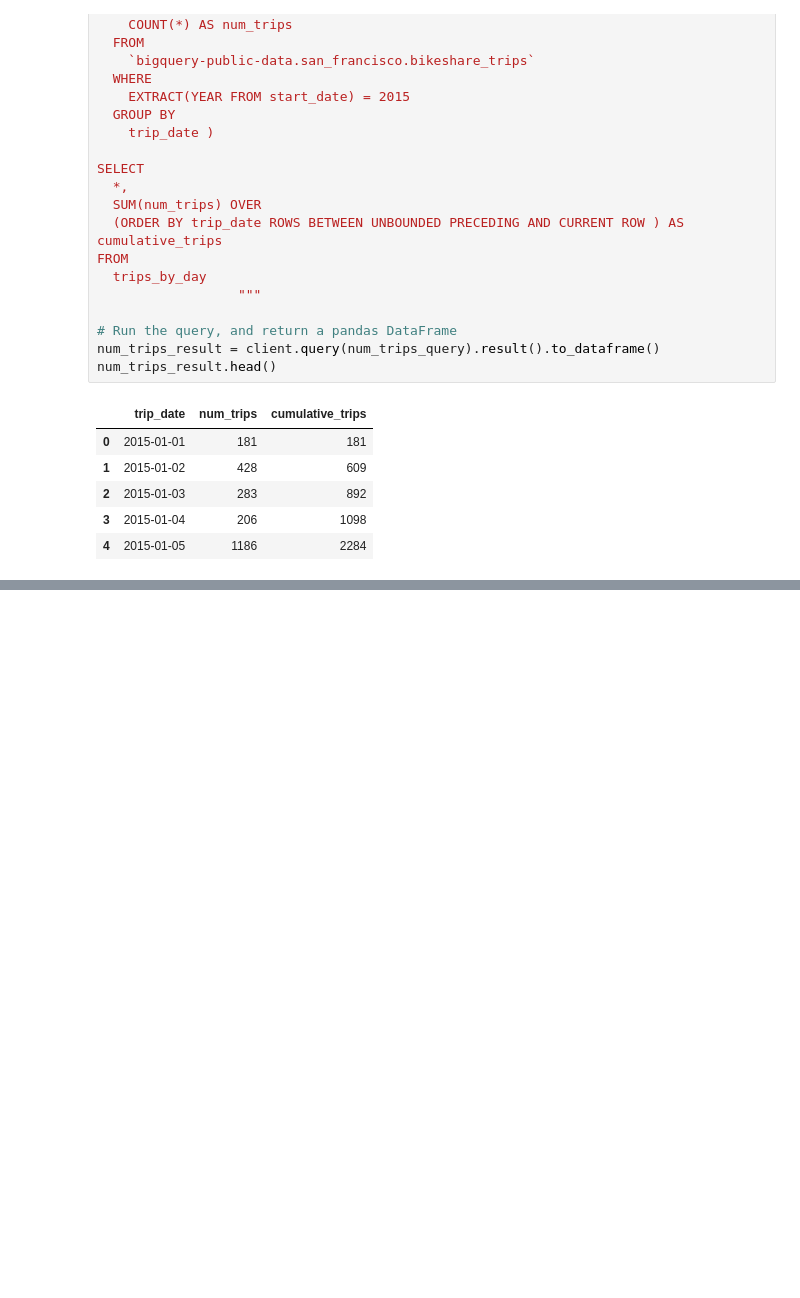
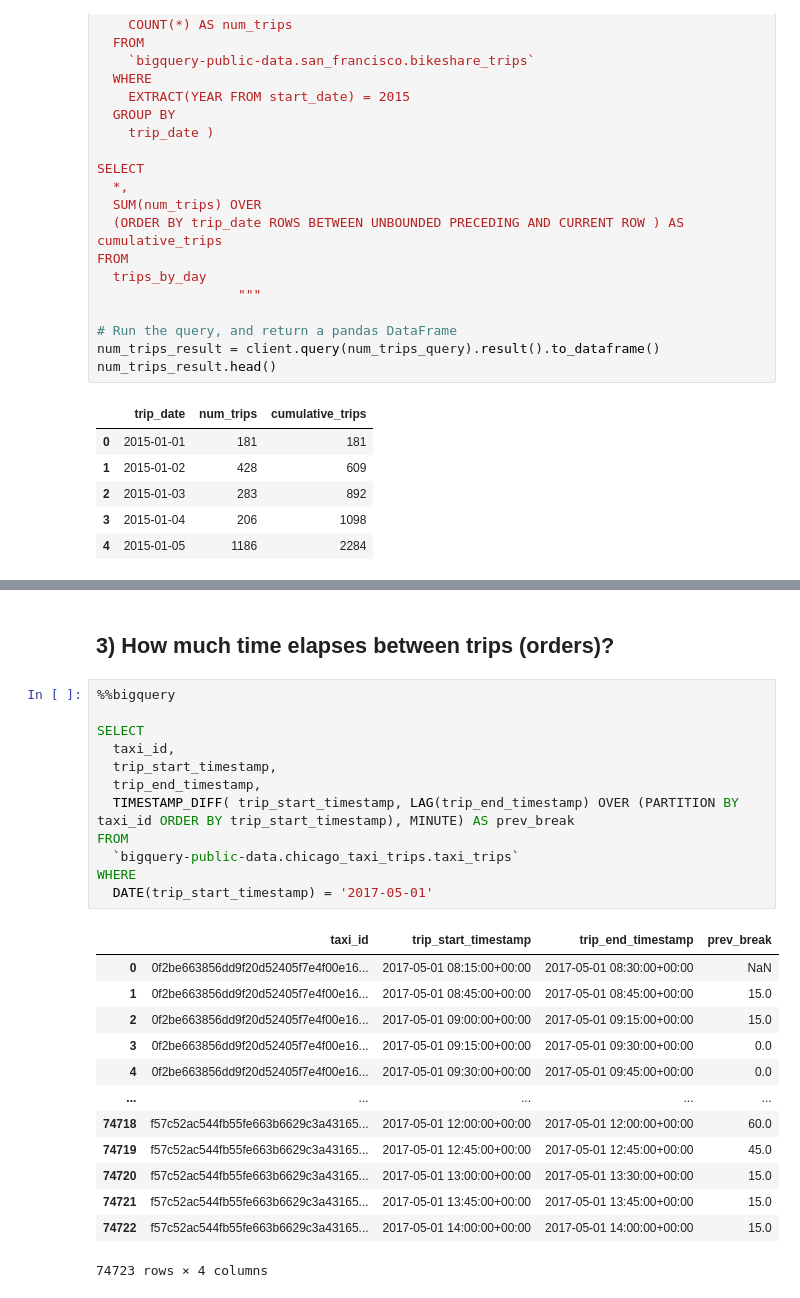
Before and after one commit to sanchez-castro/kaggle-courses, a Jupyter notebook: advanced-sql-kaggle.ipynb, the cells around one changed output, grey strips where cells are left out. Saved outputs shown, nothing was run; the diff lists cells and outputs as text; blank space fills up the shorter version.

```diff
--- a/advanced-sql-kaggle.ipynb
+++ b/advanced-sql-kaggle.ipynb
@@ -363,0 +494,28 @@ num_trips_result.head()
+# %% [markdown]
+## 3) How much time elapses between trips (orders)?
+# %%
+%%bigquery
+
+SELECT
+  taxi_id,
+  trip_start_timestamp,
+  trip_end_timestamp,
+  TIMESTAMP_DIFF( trip_start_timestamp, LAG(trip_end_timestamp) OVER (PARTITION BY taxi_id ORDER BY trip_start_timestamp), MINUTE) AS prev_break
+FROM
+  `bigquery-public-data.chicago_taxi_trips.taxi_trips`
+WHERE
+  DATE(trip_start_timestamp) = '2017-05-01'
+# %% [output]
+|  | taxi_id | trip_start_timestamp | trip_end_timestamp | prev_break |
+| 0 | 0f2be663856dd9f20d52405f7e4f00e16... | 2017-05-01 08:15:00+00:00 | 2017-05-01 08:30:00+00:00 | NaN |
+| 1 | 0f2be663856dd9f20d52405f7e4f00e16... | 2017-05-01 08:45:00+00:00 | 2017-05-01 08:45:00+00:00 | 15.0 |
+| 2 | 0f2be663856dd9f20d52405f7e4f00e16... | 2017-05-01 09:00:00+00:00 | 2017-05-01 09:15:00+00:00 | 15.0 |
+| 3 | 0f2be663856dd9f20d52405f7e4f00e16... | 2017-05-01 09:15:00+00:00 | 2017-05-01 09:30:00+00:00 | 0.0 |
+| 4 | 0f2be663856dd9f20d52405f7e4f00e16... | 2017-05-01 09:30:00+00:00 | 2017-05-01 09:45:00+00:00 | 0.0 |
+| ... | ... | ... | ... | ... |
+| 74718 | f57c52ac544fb55fe663b6629c3a43165... | 2017-05-01 12:00:00+00:00 | 2017-05-01 12:00:00+00:00 | 60.0 |
+| 74719 | f57c52ac544fb55fe663b6629c3a43165... | 2017-05-01 12:45:00+00:00 | 2017-05-01 12:45:00+00:00 | 45.0 |
+| 74720 | f57c52ac544fb55fe663b6629c3a43165... | 2017-05-01 13:00:00+00:00 | 2017-05-01 13:30:00+00:00 | 15.0 |
+| 74721 | f57c52ac544fb55fe663b6629c3a43165... | 2017-05-01 13:45:00+00:00 | 2017-05-01 13:45:00+00:00 | 15.0 |
+| 74722 | f57c52ac544fb55fe663b6629c3a43165... | 2017-05-01 14:00:00+00:00 | 2017-05-01 14:00:00+00:00 | 15.0 |
+74723 rows × 4 columns
```
Also changed, not shown: parts of 12 cells of this notebook.
